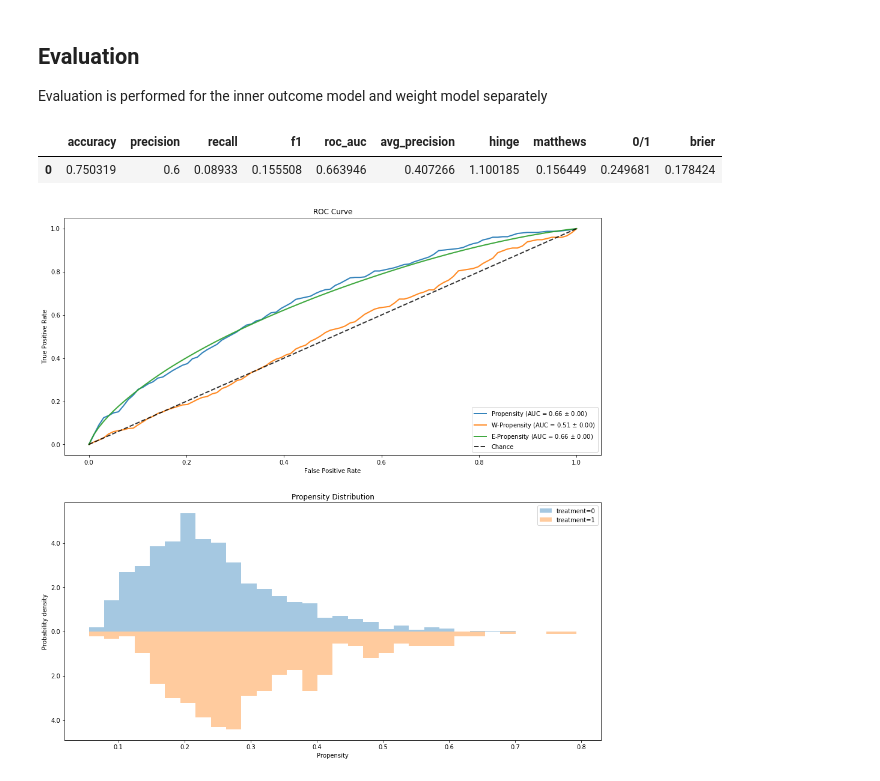
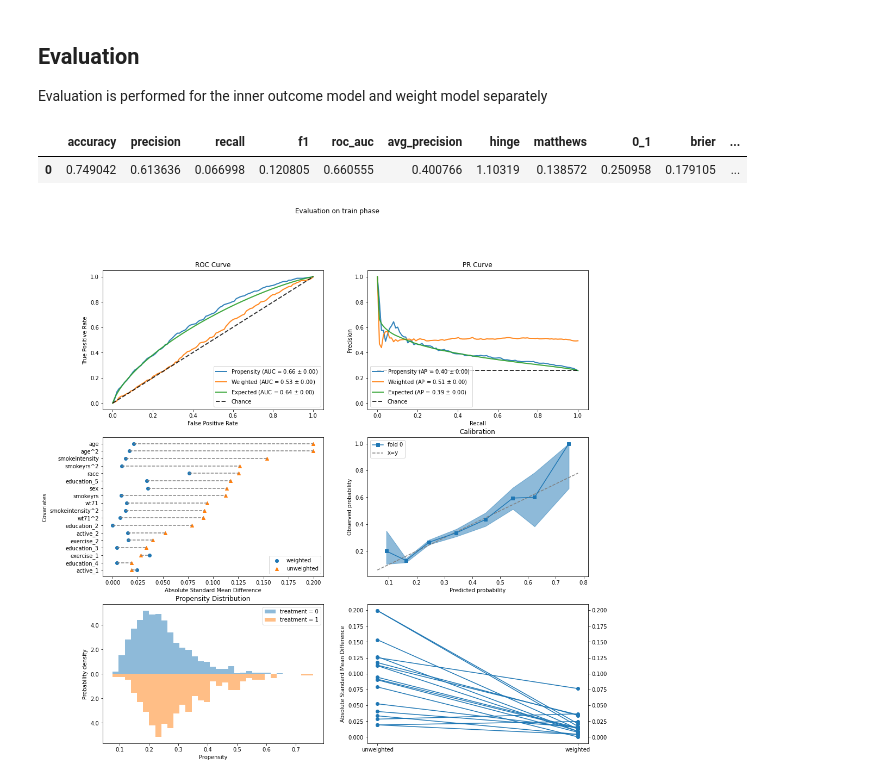
Before and after one commit to BiomedSciAI/causallib, a Jupyter notebook: examples/doubly_robust.ipynb, the cells around one changed output. Saved outputs shown, nothing was run; the diff lists cells and outputs as text; code cells hidden in the pictures.

```diff
--- a/examples/doubly_robust.ipynb
+++ b/examples/doubly_robust.ipynb
@@ -208,11 +195,10 @@ std = Standardization(LinearRegression())
 dr = PropensityFeatureStandardization(std, ipw)
 dr.fit(data.X, data.a, data.y);
 # %%
-prp_evaluator = PropensityEvaluator(dr.weight_model)
-results = prp_evaluator.evaluate_simple(data.X, data.a, data.y,
-                                        plots=["roc_curve", "weight_distribution"])
-results.scores.prediction_scores
+results = evaluate(dr.weight_model, data.X, data.a, data.y)
+results.plot_all()
+results.evaluated_metrics.prediction_scores
 # %% [output]
-|  | accuracy | precision | recall | f1 | roc_auc | avg_precision | hinge | matthews | 0/1 | brier |
-| 0 | 0.750319 | 0.6 | 0.08933 | 0.155508 | 0.663946 | 0.407266 | 1.100185 | 0.156449 | 0.249681 | 0.178424 |
+|  | accuracy | precision | recall | f1 | roc_auc | avg_precision | hinge | matthews | 0_1 | brier | ... |
+| 0 | 0.749042 | 0.613636 | 0.066998 | 0.120805 | 0.660555 | 0.400766 | 1.10319 | 0.138572 | 0.250958 | 0.179105 | ... |
-[figure, old version]
+[figure, new version]
```
Also changed, not shown: parts of 15 cells of this notebook, 57 other files.
